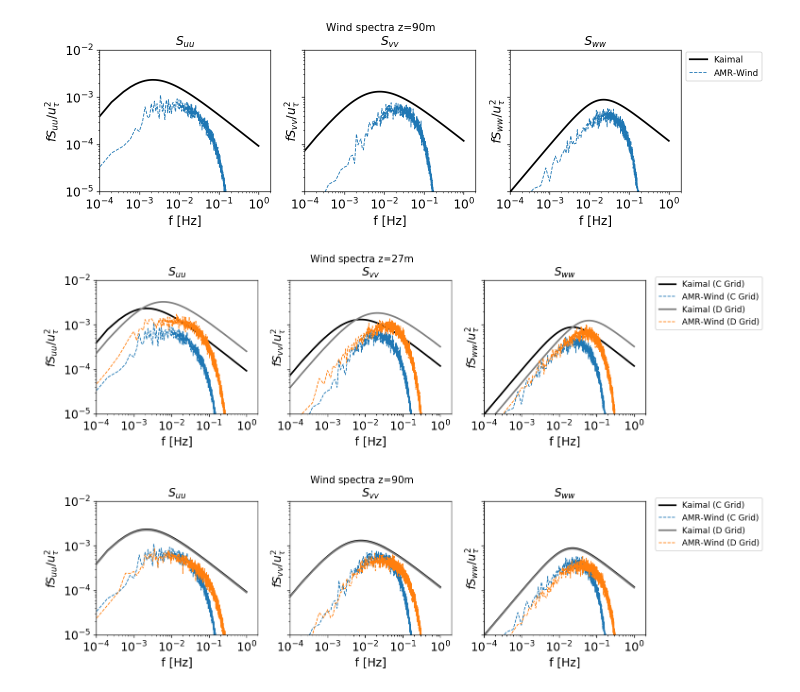
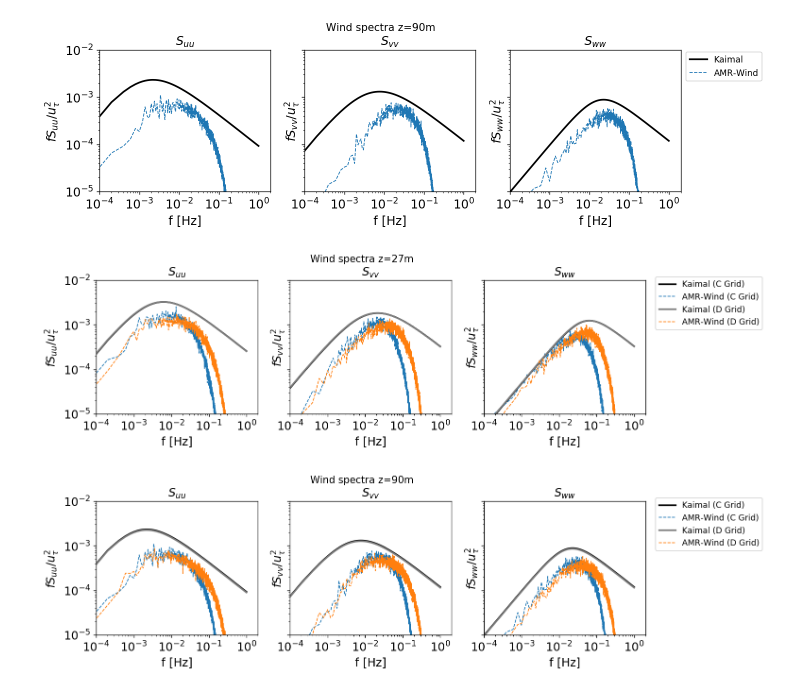
Before and after one commit to Exawind/exawind-benchmarks, a Jupyter notebook: amr-wind/atmospheric_boundary_layer/neutral/postprocessing/ABL_temporal_spectra.ipynb, the cells around one changed output. Cells and saved outputs as stored; diff of their text form; code cells hidden in the pictures.

Commit message:
Updating time spectra plots

```diff
--- a/amr-wind/atmospheric_boundary_layer/neutral/postprocessing/ABL_temporal_spectra.ipynb
+++ b/amr-wind/atmospheric_boundary_layer/neutral/postprocessing/ABL_temporal_spectra.ipynb
@@ -175,34 +175,36 @@ for z in range(len(heights)):
 fsize = 14
 comps = ['Suu','Svv','Sww']
 titles = ['$S_{uu}$','$S_{vv}$','$S_{ww}$']
+dfs_C = [df_27_C,df_90_C]
 dfs_D = [df_27_D,df_90_D]
 kaimals_D = [kaimal_27_D,kaimal_90_D]
-dfs_C = [df_27_C,df_90_C]
 kaimals_C = [kaimal_27_C,kaimal_90_C]
 heights = [27,90]
 for z in range(len(heights)):
     fig, axs = plt.subplots(1,3,figsize=(12,3), dpi=125, sharey=True)
     df_D = dfs_D[z]
     kaimal_D = kaimals_D[z]
+    df_C = dfs_C[z]
+    kaimal_C = kaimals_C[z]
     for axiter, ax in enumerate(axs):
         plt.sca(ax)
         plt.loglog(kaimal_C['f'],kaimal_C[comps[axiter]],c='k',label='Kaimal (C Grid)',lw=2,ls='-')
         plt.loglog(df_C['f'],df_C[comps[axiter]],c='tab:blue',label='AMR-Wind (C Grid)',lw=1,ls='--')
 
         plt.loglog(kaimal_D['f'],kaimal_D[comps[axiter]],c='tab:gray',label='Kaimal (D Grid)',lw=2,ls='-')
         plt.loglog(df_D['f'],df_D[comps[axiter]],c='tab:orange',label='AMR-Wind (D Grid)',lw=1,ls='--')
 
         plt.xticks(fontsize=fsize)
         plt.yticks(fontsize=fsize)
 
         fig.suptitle('Wind spectra z=' + str(heights[z]) + 'm', y=1.025)
         plt.ylabel('$f $' + titles[axiter] + '$/u_{\\tau}^2$',fontsize=fsize)
         plt.xlabel("f [Hz]",fontsize=fsize)
         plt.title(titles[axiter],fontsize=fsize)
         ax.set_xlim(10**-4,2)
         ax.set_ylim(10**-5,10**-2)
         if axiter == 2:
             plt.legend(loc=4,fontsize=fsize-4,bbox_to_anchor=(1.75,0.6))
 # %% [output]
-[figure, old version]
+[figure, new version]
 [figure]
```
Also changed, not shown: parts of 1 cell of this notebook.
